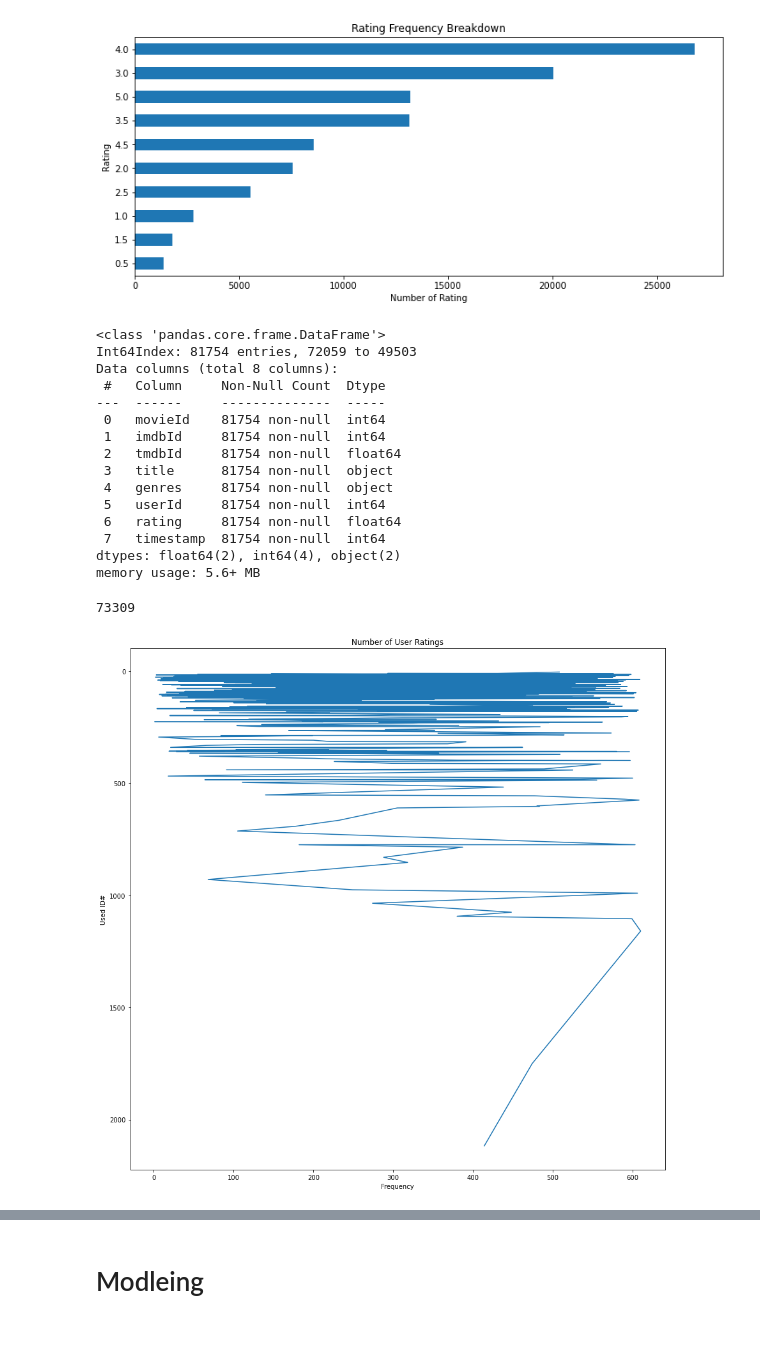
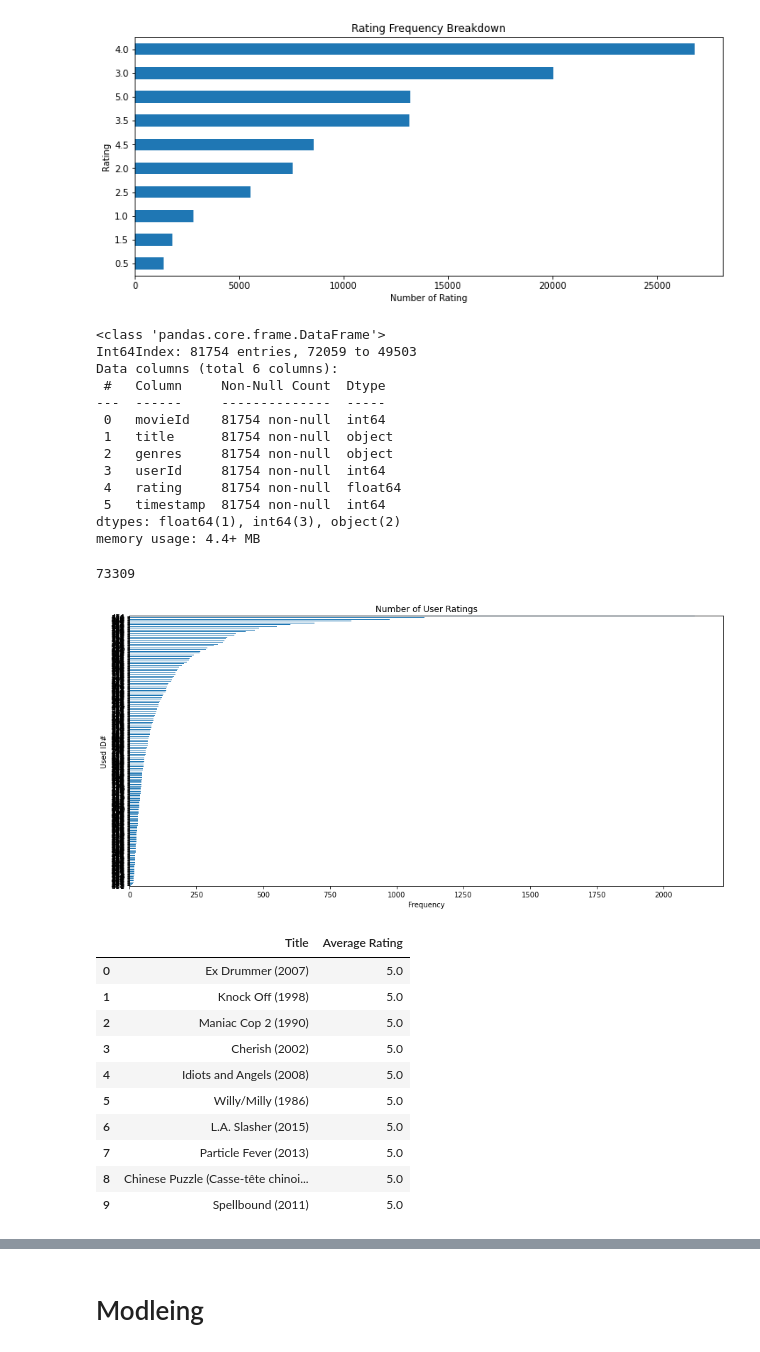
Before and after one commit to seanconlon29/Microsofts-Launch-into-Streaming, a Jupyter notebook: Vinnie-nb.ipynb, the cells around one changed output, grey strips where cells are left out. Drawn from its saved outputs; the diff is of its cells as text; code cells hidden in the pictures.

```diff
--- a/Vinnie-nb.ipynb
+++ b/Vinnie-nb.ipynb
@@ -255,3 +267,5 @@ print(len(dfm2['movieId']) - dfm2['movieId'].duplicated().sum())
 # %%
 #dfm3 = dfm2.merge(df_tags, on='movieId')
 #dfm3.info()
+# %%
+dfm2 = dfm2.drop(columns= ['imdbId', 'tmdbId'], axis=1)
@@ -274,29 +319,27 @@ sorted_df.info()
 # %% [output]
 <class 'pandas.core.frame.DataFrame'>
 Int64Index: 81754 entries, 72059 to 49503
-Data columns (total 8 columns):
+Data columns (total 6 columns):
  #   Column     Non-Null Count  Dtype
 ---  ------     --------------  -----
  0   movieId    81754 non-null  int64
- 1   imdbId     81754 non-null  int64
- 2   tmdbId     81754 non-null  float64
- 3   title      81754 non-null  object
- 4   genres     81754 non-null  object
- 5   userId     81754 non-null  int64
- 6   rating     81754 non-null  float64
- 7   timestamp  81754 non-null  int64
-dtypes: float64(2), int64(4), object(2)
-memory usage: 5.6+ MB
+ 1   title      81754 non-null  object
+ 2   genres     81754 non-null  object
+ 3   userId     81754 non-null  int64
+ 4   rating     81754 non-null  float64
+ 5   timestamp  81754 non-null  int64
+dtypes: float64(1), int64(3), object(2)
+memory usage: 4.4+ MB
 # %%
 sorted_df['movieId'].duplicated().sum()
 # %% [output]
 73309
 # %%
-ax = sorted_df['userId'].value_counts().plot(figsize=(15,15))
+ax = sorted_df['userId'].value_counts().plot.barh(figsize=(15,7))
 ax.invert_yaxis()
 ax.set_ylabel('Used ID#')
 ax.set_xlabel('Frequency')
 ax.set_title('Number of User Ratings')
 plt.savefig('userrtg.png', bbox_inches='tight', dpi=300)
 # %% [output]
-[figure, old version]
+[figure, new version]
@@ -302,0 +351,14 @@ plt.savefig('userrtg.png', bbox_inches='tight', dpi=300)
+# %%
+avg_high_rated.head(10)
+# %% [output]
+|  | Title | Average Rating |
+| 0 | Ex Drummer (2007) | 5.0 |
+| 1 | Knock Off (1998) | 5.0 |
+| 2 | Maniac Cop 2 (1990) | 5.0 |
+| 3 | Cherish (2002) | 5.0 |
+| 4 | Idiots and Angels (2008) | 5.0 |
+| 5 | Willy/Milly (1986) | 5.0 |
+| 6 | L.A. Slasher (2015) | 5.0 |
+| 7 | Particle Fever (2013) | 5.0 |
+| 8 | Chinese Puzzle (Casse-tête chinoi... | 5.0 |
+| 9 | Spellbound (2011) | 5.0 |
```
Also changed, not shown: parts of 18 cells of this notebook, 1 other file.
